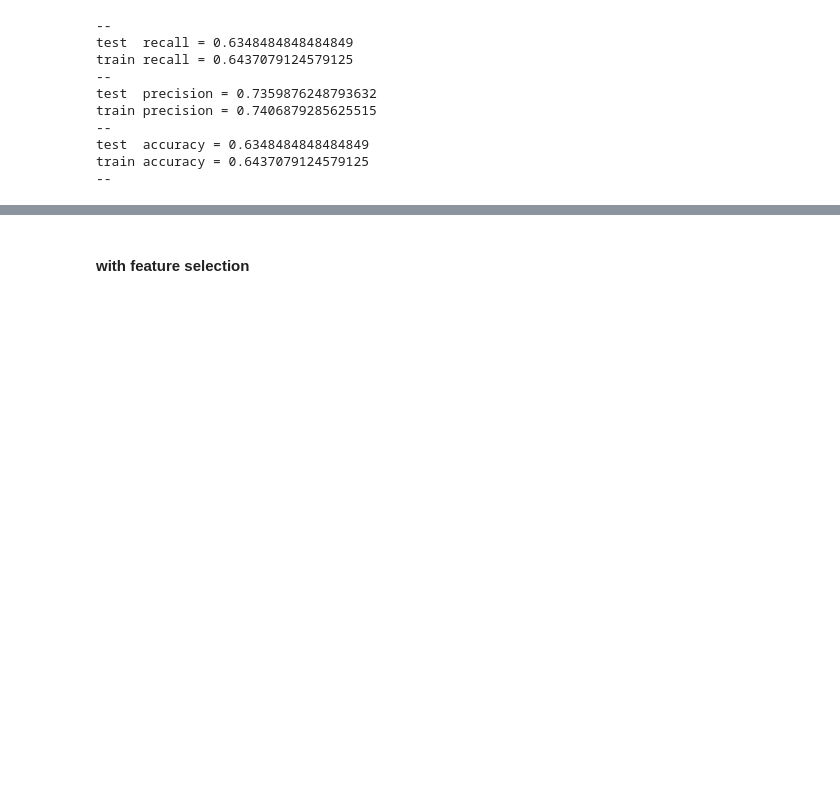
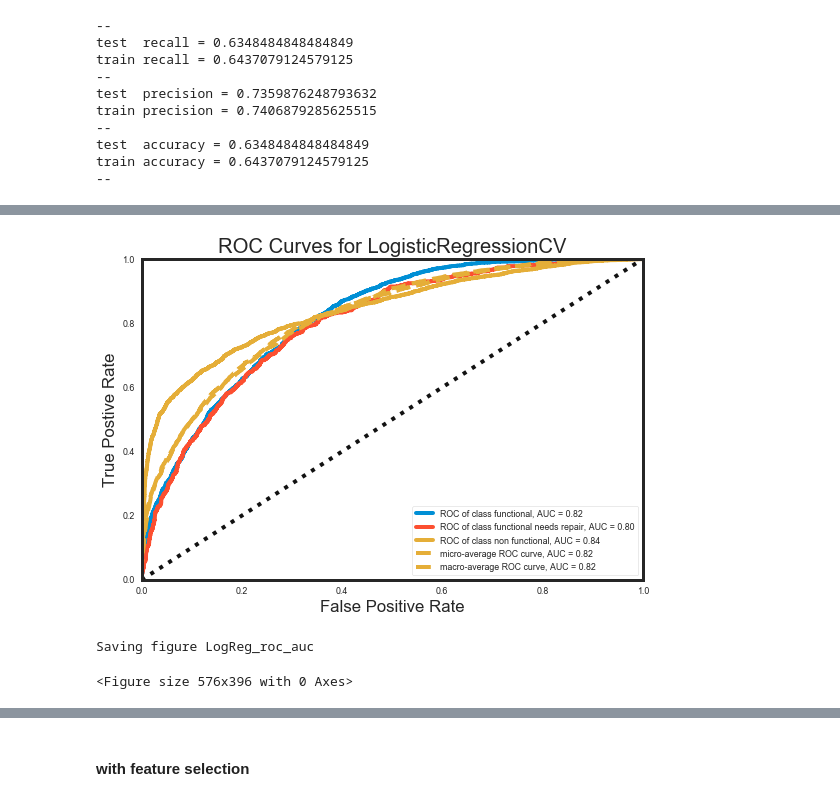
Before and after one commit to torben90/Capstone_NF_Waterpumps_Tanzania, a Jupyter notebook: PumpItUp_Predictive_Modeling.ipynb, the cells around one changed output, grey strips where cells are left out. Cells and saved outputs as stored; diff of their text form; code cells hidden in the pictures; blank space fills up the shorter version.

```diff
--- a/PumpItUp_Predictive_Modeling.ipynb
+++ b/PumpItUp_Predictive_Modeling.ipynb
@@ -557,0 +546,13 @@ sns.heatmap(confusion, cmap="GrYlRd", annot=True, fmt='d', linewidths=.5);
+# %%
+classes = ["functional", "functional needs repair", "non functional"]
+
+# Instantiate the classification model and visualizer
+
+# Instantiate the visualizer with the classification model
+roc_auc(reg, X_train, y_train, X_test=X_val, y_test=y_val
+        ,classes=["functional", "functional needs repair", "non functional"])
+save_fig('modeling','LogReg_roc_auc')
+# %% [output]
+[figure, added]
+Saving figure LogReg_roc_auc
+<Figure size 576x396 with 0 Axes>
```
Also changed, not shown: parts of 54 cells of this notebook, 1 other file.
